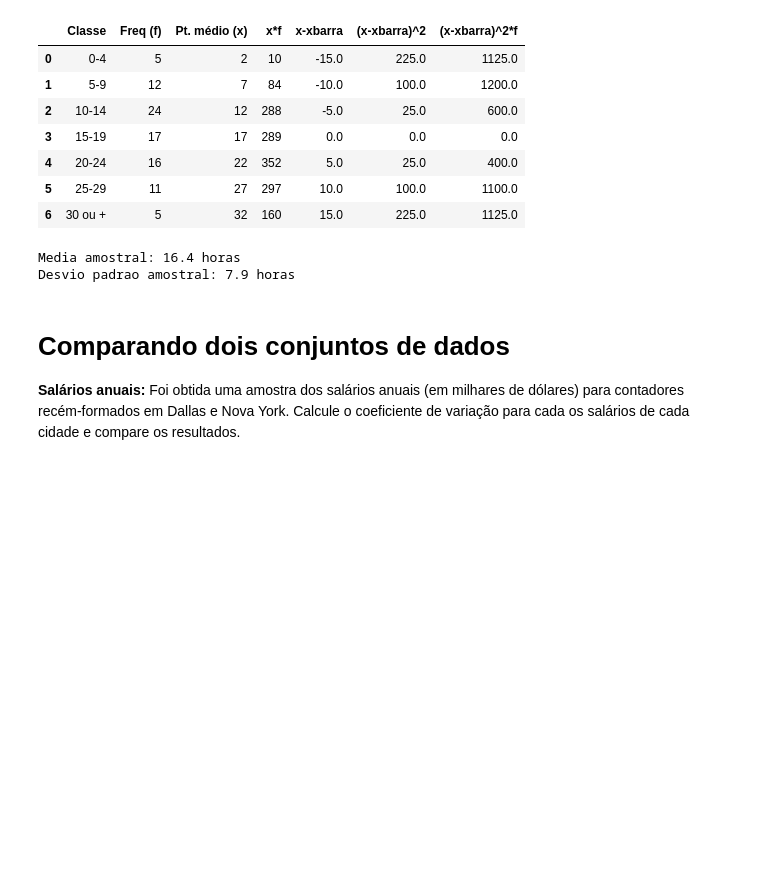
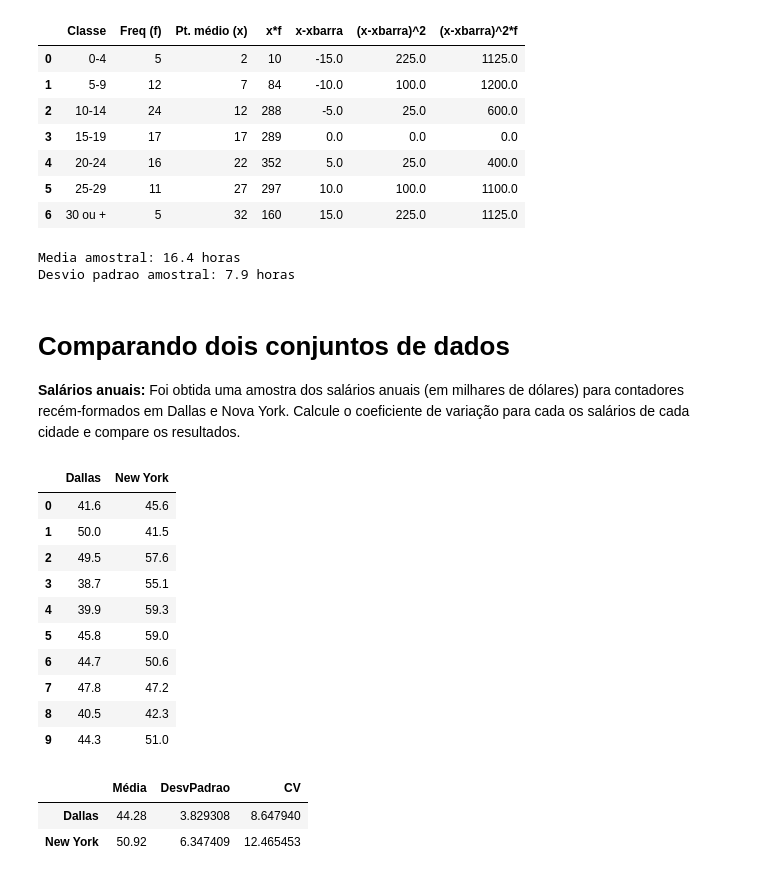
Before and after one commit to Rodrigosiq03/EstatisticaNotebooks, a Jupyter notebook: Aula05.ipynb, the cells around one changed output. Cells and saved outputs as stored; diff of their text form; code cells hidden in the pictures; blank space fills up the shorter version.

```diff
--- a/Aula05.ipynb
+++ b/Aula05.ipynb
@@ -173,10 +173,30 @@ os salários de cada cidade e compare os resultados.
 # %%
 # Conjunto de dados
 salarios = pd.DataFrame({'Dallas': [41.6, 50.0, 49.5, 38.7, 39.9,
                                     45.8, 44.7, 47.8, 40.5, 44.3],
                          'New York': [45.6, 41.5, 57.6, 55.1, 59.3,
                                       59.0, 50.6, 47.2, 42.3, 51.0]})
 display(salarios)
 
 # Cálculo das médias, desvios padrão e coeficiente de variação
 ## Seu código aqui!!!
+est_sal = pd.DataFrame(salarios.mean(axis=0, numeric_only=True),
+                       columns=['Média'])
+est_sal['DesvPadrao'] = salarios.std(axis=0, ddof=0, numeric_only=True)
+est_sal['CV'] = (est_sal['DesvPadrao'] / est_sal['Média']) *100
+display(est_sal)
+# %% [output]
+|  | Dallas | New York |
+| 0 | 41.6 | 45.6 |
+| 1 | 50.0 | 41.5 |
+| 2 | 49.5 | 57.6 |
+| 3 | 38.7 | 55.1 |
+| 4 | 39.9 | 59.3 |
+| 5 | 45.8 | 59.0 |
+| 6 | 44.7 | 50.6 |
+| 7 | 47.8 | 47.2 |
+| 8 | 40.5 | 42.3 |
+| 9 | 44.3 | 51.0 |
+|  | Média | DesvPadrao | CV |
+| Dallas | 44.28 | 3.829308 | 8.647940 |
+| New York | 50.92 | 6.347409 | 12.465453 |
```
Also changed, not shown: 11 other files.
